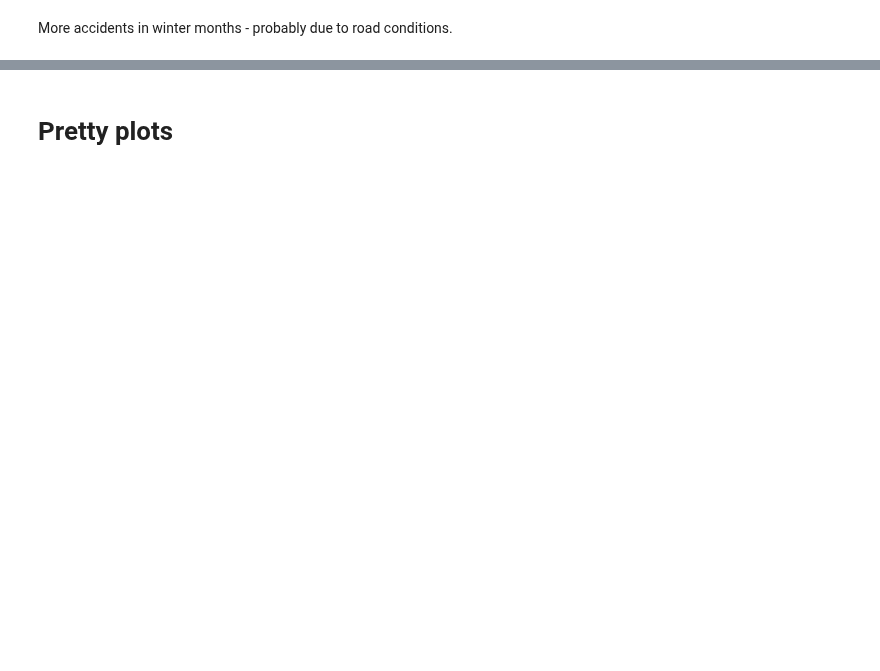
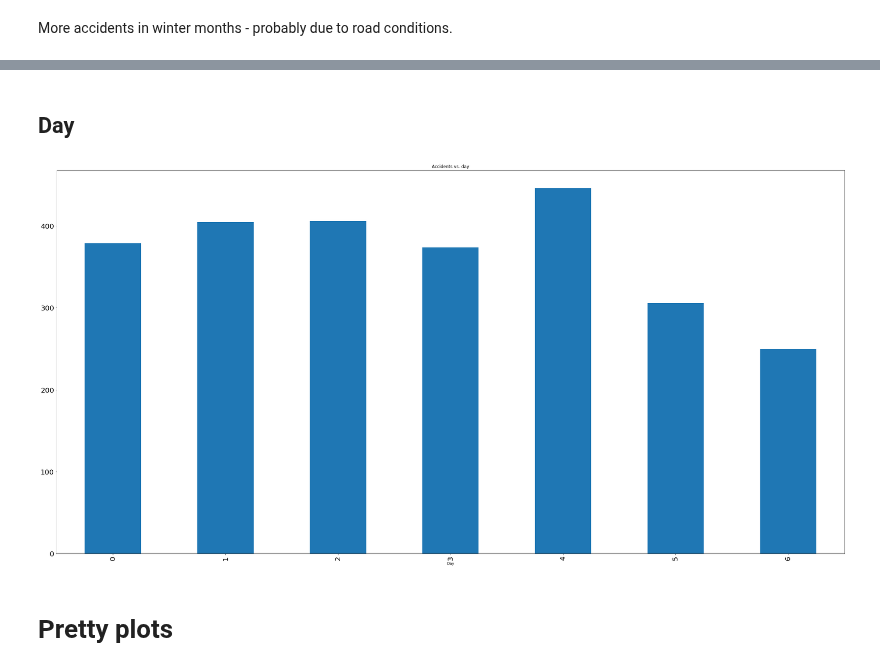
Before and after one commit to andmikey/data-jam-2018, a Jupyter notebook: notebooks/Accidents_Neat.ipynb, the cells around one changed output, grey strips where cells are left out. Drawn from its saved outputs; the diff is of its cells as text; code cells hidden in the pictures; blank space fills up the shorter version.

```diff
--- a/notebooks/Accidents_Neat.ipynb
+++ b/notebooks/Accidents_Neat.ipynb
@@ -204,3 +209,18 @@ plt.show()
+# %% [markdown]
+## Day
+# %%
+def day(x):
+    day = datetime.datetime.strptime(x, '%d/%m/%Y').weekday()
+    return day
+# %%
+accidents["Day"] = accidents.Date.map(lambda x: day(x))
+bins = [x for x in range(0, 7)]
+s = accidents.groupby("Day").count()
+s_idx = s["Accident_Index"]
+s_idx.plot(kind="bar", title="Accidents vs. day")
+plt.show()
+# %% [output]
+[figure, added]
 # %% [markdown]
 # Pretty plots
 # %%
```
Also changed, not shown: parts of 6 cells of this notebook.
